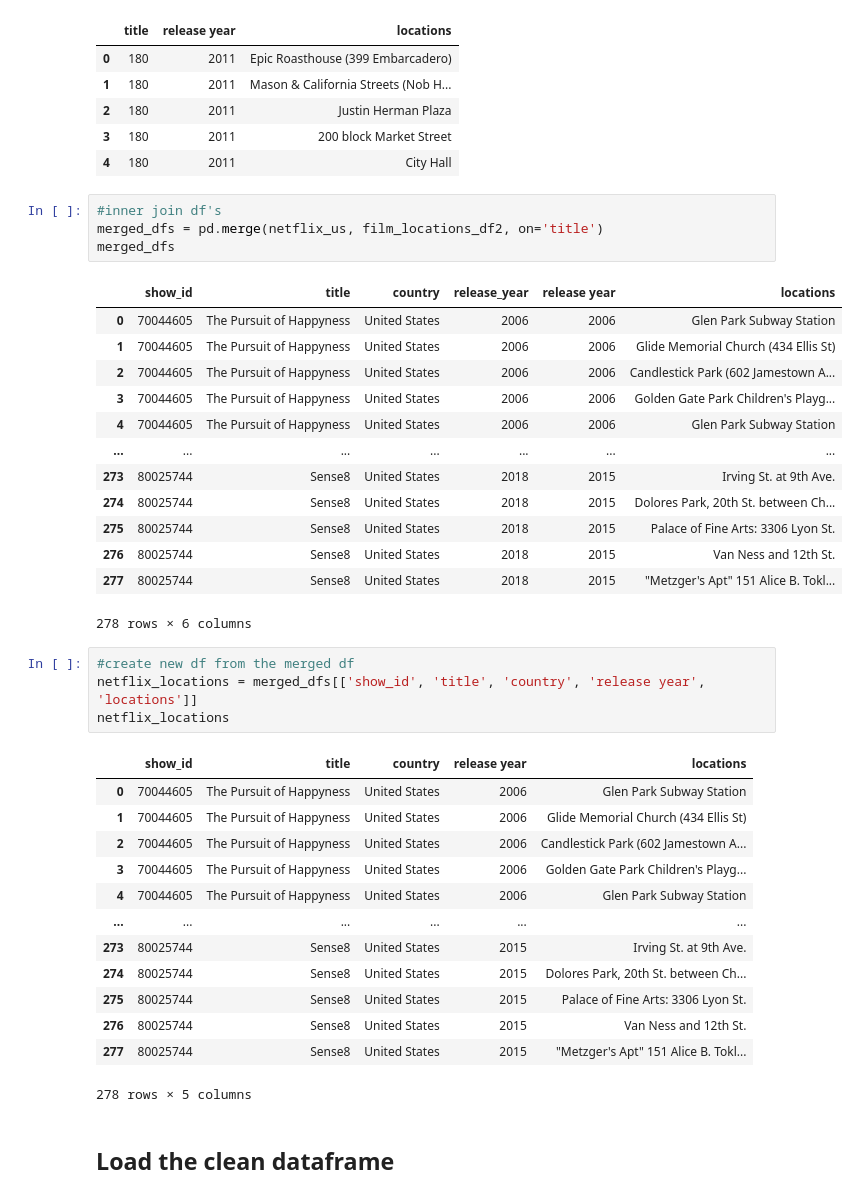
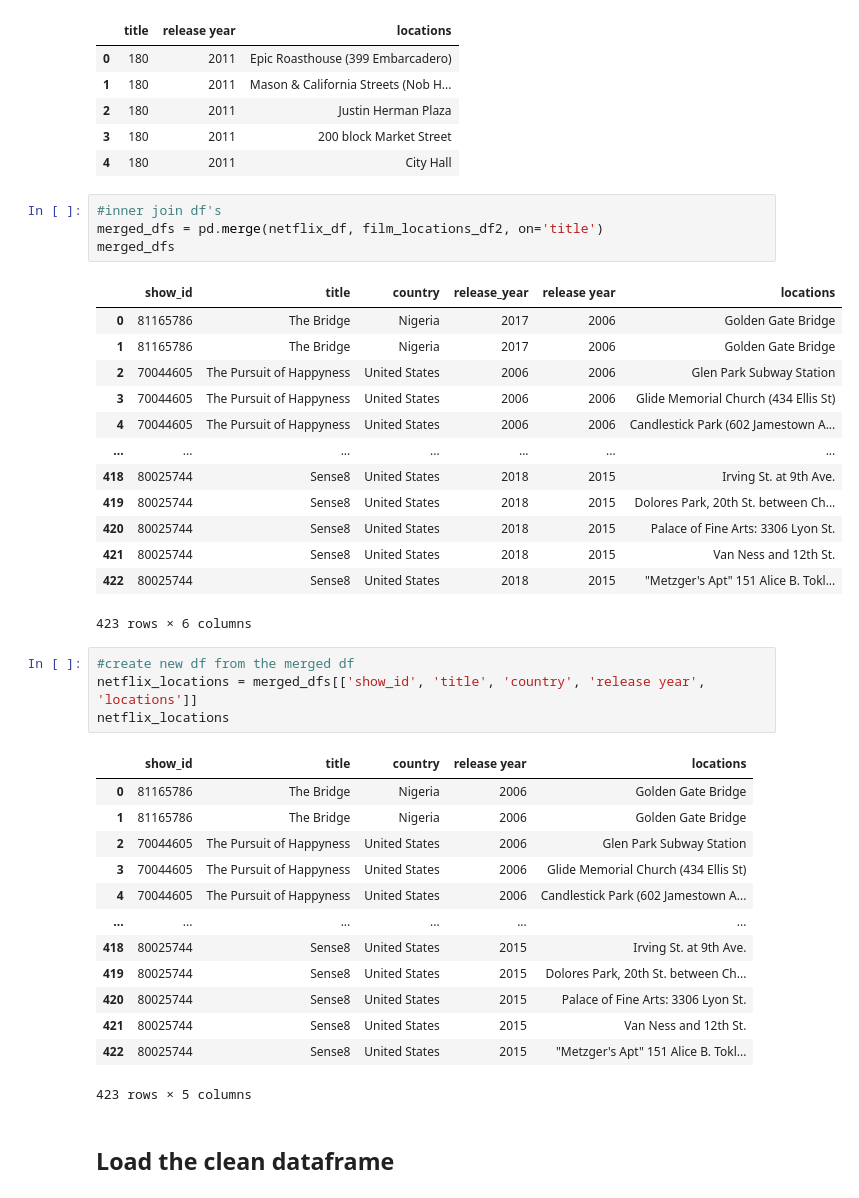
Before and after one commit to Anumala89/ETL-project, a Jupyter notebook: ETL_project.ipynb, the cells around one changed output. Saved outputs shown, nothing was run; the diff lists cells and outputs as text.

```diff
--- a/ETL_project.ipynb
+++ b/ETL_project.ipynb
@@ -91,40 +80,40 @@ film_locations_df2.head()
 | 4 | 180 | 2011 | City Hall |
 # %%
 #inner join df's
-merged_dfs = pd.merge(netflix_us, film_locations_df2, on='title')
+merged_dfs = pd.merge(netflix_df, film_locations_df2, on='title')
 merged_dfs
 # %% [output]
 |  | show_id | title | country | release_year | release year | locations |
-| 0 | 70044605 | The Pursuit of Happyness | United States | 2006 | 2006 | Glen Park Subway Station |
-| 1 | 70044605 | The Pursuit of Happyness | United States | 2006 | 2006 | Glide Memorial Church (434 Ellis St) |
-| 2 | 70044605 | The Pursuit of Happyness | United States | 2006 | 2006 | Candlestick Park (602 Jamestown A... |
-| 3 | 70044605 | The Pursuit of Happyness | United States | 2006 | 2006 | Golden Gate Park Children's Playg... |
-| 4 | 70044605 | The Pursuit of Happyness | United States | 2006 | 2006 | Glen Park Subway Station |
+| 0 | 81165786 | The Bridge | Nigeria | 2017 | 2006 | Golden Gate Bridge |
+| 1 | 81165786 | The Bridge | Nigeria | 2017 | 2006 | Golden Gate Bridge |
+| 2 | 70044605 | The Pursuit of Happyness | United States | 2006 | 2006 | Glen Park Subway Station |
+| 3 | 70044605 | The Pursuit of Happyness | United States | 2006 | 2006 | Glide Memorial Church (434 Ellis St) |
+| 4 | 70044605 | The Pursuit of Happyness | United States | 2006 | 2006 | Candlestick Park (602 Jamestown A... |
 | ... | ... | ... | ... | ... | ... | ... |
-| 273 | 80025744 | Sense8 | United States | 2018 | 2015 | Irving St. at 9th Ave. |
-| 274 | 80025744 | Sense8 | United States | 2018 | 2015 | Dolores Park, 20th St. between Ch... |
-| 275 | 80025744 | Sense8 | United States | 2018 | 2015 | Palace of Fine Arts: 3306 Lyon St. |
-| 276 | 80025744 | Sense8 | United States | 2018 | 2015 | Van Ness and 12th St. |
-| 277 | 80025744 | Sense8 | United States | 2018 | 2015 | "Metzger's Apt" 151 Alice B. Tokl... |
+| 418 | 80025744 | Sense8 | United States | 2018 | 2015 | Irving St. at 9th Ave. |
+| 419 | 80025744 | Sense8 | United States | 2018 | 2015 | Dolores Park, 20th St. between Ch... |
+| 420 | 80025744 | Sense8 | United States | 2018 | 2015 | Palace of Fine Arts: 3306 Lyon St. |
+| 421 | 80025744 | Sense8 | United States | 2018 | 2015 | Van Ness and 12th St. |
+| 422 | 80025744 | Sense8 | United States | 2018 | 2015 | "Metzger's Apt" 151 Alice B. Tokl... |
-278 rows × 6 columns
+423 rows × 6 columns
 # %%
 #create new df from the merged df
 netflix_locations = merged_dfs[['show_id', 'title', 'country', 'release year', 'locations']]
 netflix_locations
 # %% [output]
 |  | show_id | title | country | release year | locations |
-| 0 | 70044605 | The Pursuit of Happyness | United States | 2006 | Glen Park Subway Station |
-| 1 | 70044605 | The Pursuit of Happyness | United States | 2006 | Glide Memorial Church (434 Ellis St) |
-| 2 | 70044605 | The Pursuit of Happyness | United States | 2006 | Candlestick Park (602 Jamestown A... |
-| 3 | 70044605 | The Pursuit of Happyness | United States | 2006 | Golden Gate Park Children's Playg... |
-| 4 | 70044605 | The Pursuit of Happyness | United States | 2006 | Glen Park Subway Station |
+| 0 | 81165786 | The Bridge | Nigeria | 2006 | Golden Gate Bridge |
+| 1 | 81165786 | The Bridge | Nigeria | 2006 | Golden Gate Bridge |
+| 2 | 70044605 | The Pursuit of Happyness | United States | 2006 | Glen Park Subway Station |
+| 3 | 70044605 | The Pursuit of Happyness | United States | 2006 | Glide Memorial Church (434 Ellis St) |
+| 4 | 70044605 | The Pursuit of Happyness | United States | 2006 | Candlestick Park (602 Jamestown A... |
 | ... | ... | ... | ... | ... | ... |
-| 273 | 80025744 | Sense8 | United States | 2015 | Irving St. at 9th Ave. |
-| 274 | 80025744 | Sense8 | United States | 2015 | Dolores Park, 20th St. between Ch... |
-| 275 | 80025744 | Sense8 | United States | 2015 | Palace of Fine Arts: 3306 Lyon St. |
-| 276 | 80025744 | Sense8 | United States | 2015 | Van Ness and 12th St. |
-| 277 | 80025744 | Sense8 | United States | 2015 | "Metzger's Apt" 151 Alice B. Tokl... |
+| 418 | 80025744 | Sense8 | United States | 2015 | Irving St. at 9th Ave. |
+| 419 | 80025744 | Sense8 | United States | 2015 | Dolores Park, 20th St. between Ch... |
+| 420 | 80025744 | Sense8 | United States | 2015 | Palace of Fine Arts: 3306 Lyon St. |
+| 421 | 80025744 | Sense8 | United States | 2015 | Van Ness and 12th St. |
+| 422 | 80025744 | Sense8 | United States | 2015 | "Metzger's Apt" 151 Alice B. Tokl... |
-278 rows × 5 columns
+423 rows × 5 columns
 # %% [markdown]
 ## Load the clean dataframe
 # %%
```
Also changed, not shown: parts of 1 cell of this notebook.
